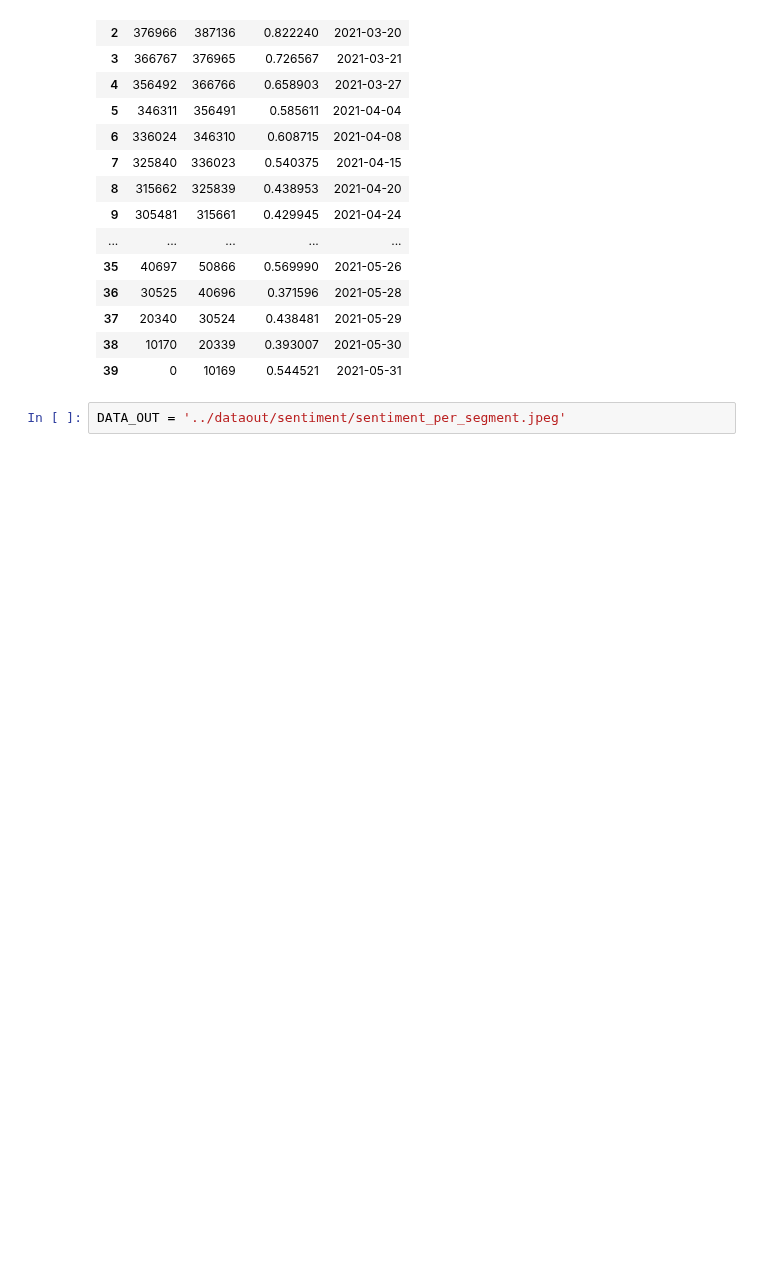
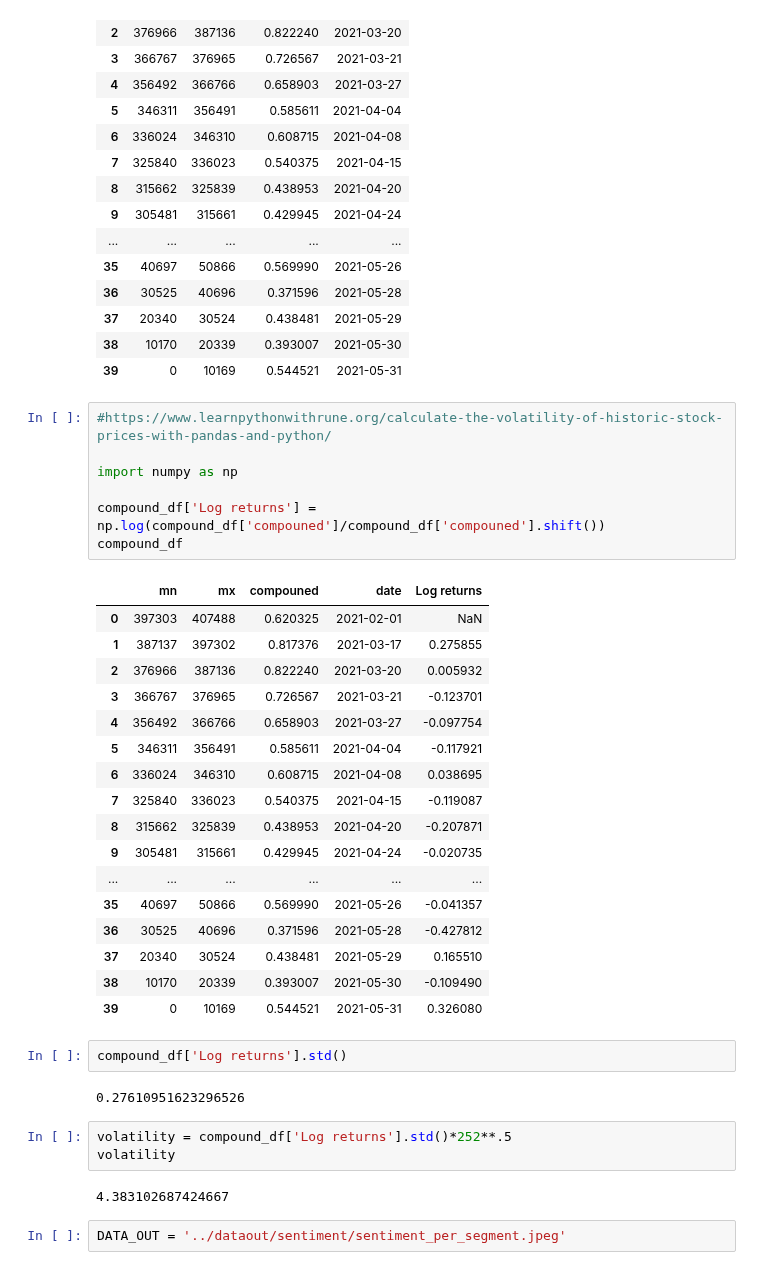
Before and after one commit to ginalamp/NFT_Twitter_Evolution, a Jupyter notebook: src/notebooks/sentiment_frequency.ipynb, the cells around one changed output. Cells and saved outputs as stored; diff of their text form; blank space fills up the shorter version.

Commit message:
volatility

```diff
--- a/src/notebooks/sentiment_frequency.ipynb
+++ b/src/notebooks/sentiment_frequency.ipynb
@@ -270,6 +270,40 @@ compound_df
 | 37 | 20340 | 30524 | 0.438481 | 2021-05-29 |
 | 38 | 10170 | 20339 | 0.393007 | 2021-05-30 |
 | 39 | 0 | 10169 | 0.544521 | 2021-05-31 |
+# %%
+#https://www.learnpythonwithrune.org/calculate-the-volatility-of-historic-stock-prices-with-pandas-and-python/
+
+import numpy as np
+
+compound_df['Log returns'] = np.log(compound_df['compouned']/compound_df['compouned'].shift())
+compound_df
+# %% [output]
+|  | mn | mx | compouned | date | Log returns |
+| 0 | 397303 | 407488 | 0.620325 | 2021-02-01 | NaN |
+| 1 | 387137 | 397302 | 0.817376 | 2021-03-17 | 0.275855 |
+| 2 | 376966 | 387136 | 0.822240 | 2021-03-20 | 0.005932 |
+| 3 | 366767 | 376965 | 0.726567 | 2021-03-21 | -0.123701 |
+| 4 | 356492 | 366766 | 0.658903 | 2021-03-27 | -0.097754 |
+| 5 | 346311 | 356491 | 0.585611 | 2021-04-04 | -0.117921 |
+| 6 | 336024 | 346310 | 0.608715 | 2021-04-08 | 0.038695 |
+| 7 | 325840 | 336023 | 0.540375 | 2021-04-15 | -0.119087 |
+| 8 | 315662 | 325839 | 0.438953 | 2021-04-20 | -0.207871 |
+| 9 | 305481 | 315661 | 0.429945 | 2021-04-24 | -0.020735 |
+| ... | ... | ... | ... | ... | ... |
+| 35 | 40697 | 50866 | 0.569990 | 2021-05-26 | -0.041357 |
+| 36 | 30525 | 40696 | 0.371596 | 2021-05-28 | -0.427812 |
+| 37 | 20340 | 30524 | 0.438481 | 2021-05-29 | 0.165510 |
+| 38 | 10170 | 20339 | 0.393007 | 2021-05-30 | -0.109490 |
+| 39 | 0 | 10169 | 0.544521 | 2021-05-31 | 0.326080 |
+# %%
+compound_df['Log returns'].std()
+# %% [output]
+0.27610951623296526
+# %%
+volatility = compound_df['Log returns'].std()*252**.5
+volatility
+# %% [output]
+4.383102687424667
 # %%
 DATA_OUT = '../dataout/sentiment/sentiment_per_segment.jpeg'
 # %%
```
Also changed, not shown: parts of 1 cell of this notebook.
